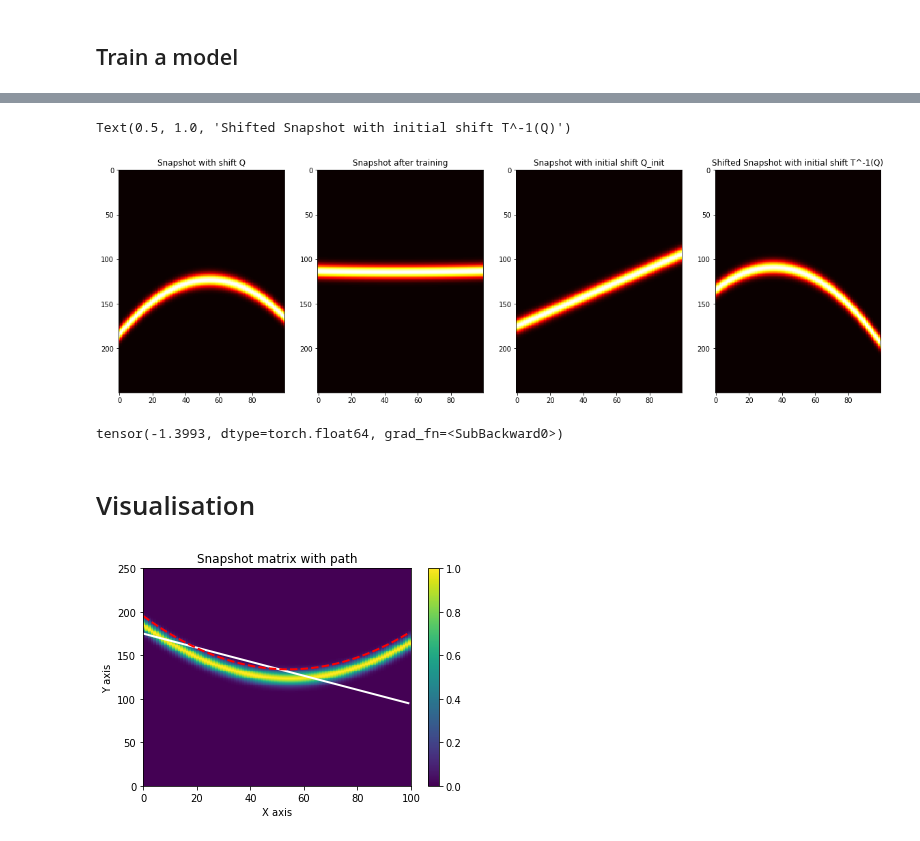
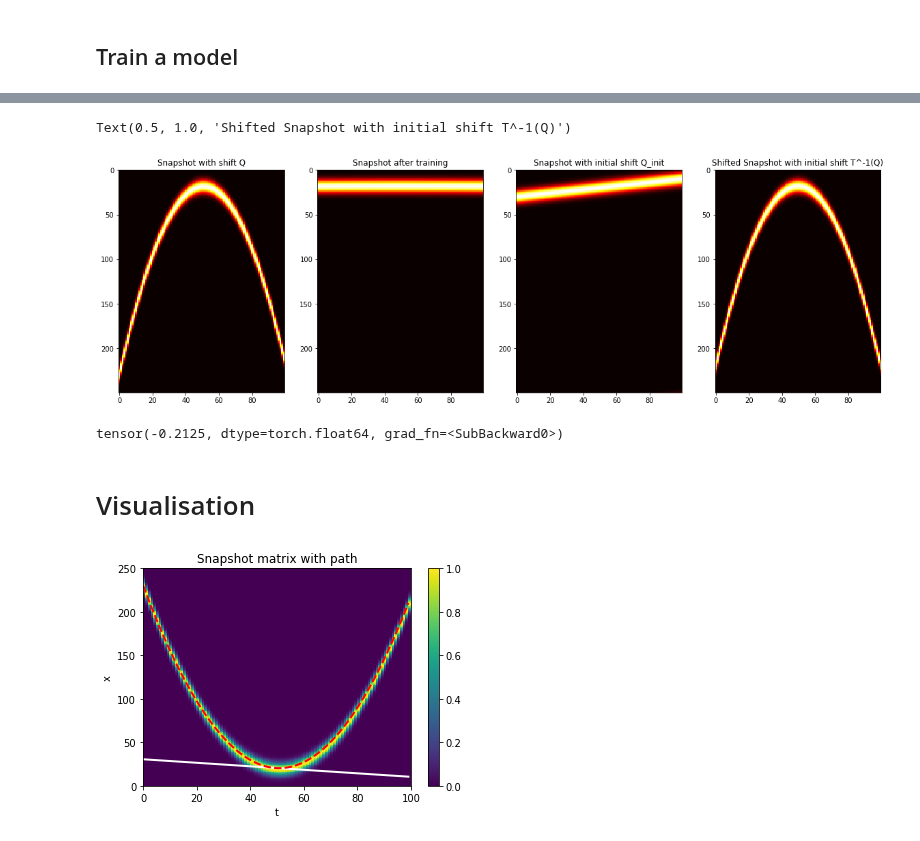
Before and after one commit to beatazor/low-rank-transport, a Jupyter notebook: notebooks/clean_shift_polynomial.ipynb, the cells around one changed output, grey strips where cells are left out. Drawn from its saved outputs; the diff is of its cells as text; code cells hidden in the pictures.

```diff
--- a/notebooks/clean_shift_polynomial.ipynb
+++ b/notebooks/clean_shift_polynomial.ipynb
@@ -14,7 +14,7 @@ from scipy.linalg import cholesky
 ## Create MATRIX data
 # %%
 rows, cols, sigma = 250, 100, 5.0
-coefficients1 = [0.5,-1,-1] # of the shift polynomial
+coefficients1 = [2,-1,-1] # of the shift polynomial
 # %%
 # define shift by passing coefficients in polynom
 t_values = np.linspace(-10, 10, cols)
@@ -28,7 +28,7 @@ def create_gaussian_time_matrix(rows=500, cols=50, sigma=1.0):
     matrix = np.zeros((rows, cols))
     for col in range(cols):
         for row in range(rows):
-            matrix[row, col] = gaussian(row, rows / 2, sigma)
+            matrix[row, col] = gaussian(row, 20, sigma)
     matrix /= np.max(matrix)
 
     return matrix
@@ -297,19 +297,19 @@ class NuclearNormAutograd(torch.autograd.Function):
 # %% [markdown]
 ## Train a model
 # %%
-p_coefficients_init = [0,-4,10] # initial coefficients of a shift polynomial
+p_coefficients_init = [0,-1,0.5] # initial coefficients of a shift polynomial
 t_values_tensor = torch.linspace(-10, 10, cols,dtype=torch.float64)
 # %%
 model = ShiftPredictionModel(p_init_coeffs=p_coefficients_init)
 model.to(torch.float64)
 
-optimizer = optim.Adam(model.parameters(), lr=0.1)
+optimizer = optim.Adam(model.parameters(), lr=0.01)
 #optimizer = optim.SGD(model.parameters(), lr=0.001)
 
 #scheduler = torch.optim.lr_scheduler.StepLR(optimizer, step_size=30, gamma=0.1)
 
 # Training the model
-epochs = 10000
+epochs = 1000
 for epoch in range(epochs):
     model.train()
     optimizer.zero_grad()
@@ -358,28 +360,28 @@ ax[3].imshow(qs_shifted_initial_shift.detach().numpy(), cmap='hot', interpolatio
 ax[3].set_title('Shifted Snapshot with initial shift T^-1(Q)')
 # %% [output]
 Text(0.5, 1.0, 'Shifted Snapshot with initial shift T^-1(Q)')
-[figure, old version]
+[figure, new version]
 # %%
 NuclearNormAutograd.apply(qs) - loss
 # %% [output]
-tensor(-1.3993, dtype=torch.float64, grad_fn=<SubBackward0>)
+tensor(-0.2125, dtype=torch.float64, grad_fn=<SubBackward0>)
 # %% [markdown]
 # Visualisation
 # %%
-center_of_matrix = rows / 2
+center_of_matrix = 20
 
 shift_vector_initial = center_of_matrix + initial_cs.detach().numpy()
 x_values = np.arange(cols)
 shift_vector_after_training = center_of_matrix + np.polyval(p_coefficients.detach().numpy()[::-1],t_values)
 
 plt.pcolor(qs_shifted.detach().numpy(), shading='auto')
 plt.colorbar()
 plt.plot(x_values, shift_vector_initial, 'w-', linewidth=2)
 plt.plot(x_values, shift_vector_after_training, 'r--', linewidth=2)
 
 plt.title('Snapshot matrix with path')
-plt.xlabel('X axis')
-plt.ylabel('Y axis')
+plt.xlabel('t')
+plt.ylabel('x')
 plt.show()
 # %% [output]
-[figure, old version]
+[figure, new version]
```
Also changed, not shown: parts of 3 cells of this notebook, 1 other file.
